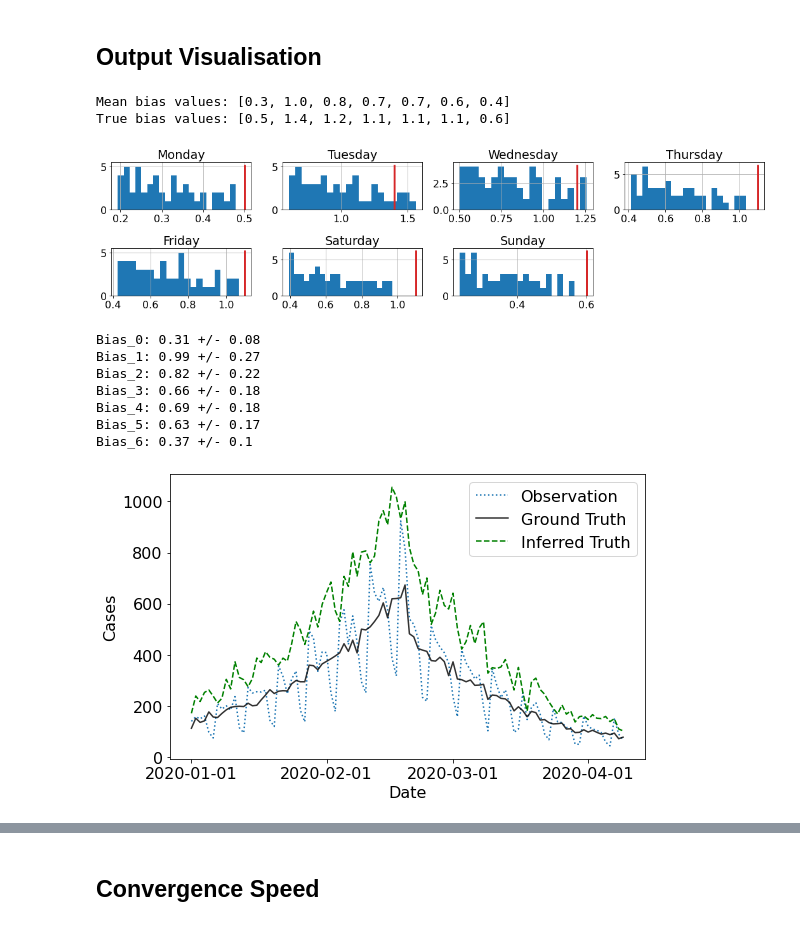
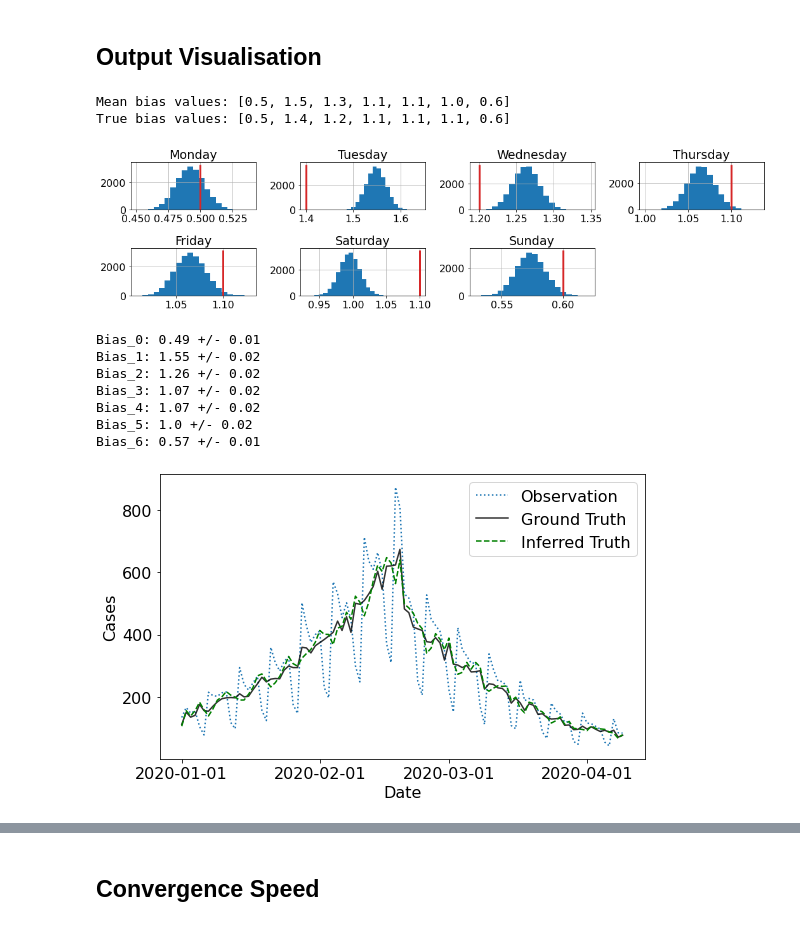
Before and after one commit to KCGallagher/periodic-sampling, a Jupyter notebook: periodic_sampling/fixed_bias_sampler.ipynb, the cells around one changed output, grey strips where cells are left out. Drawn from its saved outputs; the diff is of its cells as text; code cells hidden in the pictures.

Commit message:
Fixed scale model (part & complete runs) (#25)

```diff
--- a/periodic_sampling/fixed_bias_sampler.ipynb
+++ b/periodic_sampling/fixed_bias_sampler.ipynb
@@ -88,7 +88,7 @@ from synthetic_data import RenewalModel, Reporter
 # %%
 # Simulate Renewal Model
 time_steps = 100; N_0 = 100; seed=41; R0_diff = 0.2
-start_date = '01/01/2020'; bias_method = 'poisson'
+start_date = '01/01/2020'; bias_method = 'scale'
 
 bias = [0.5, 1.4, 1.2, 1.1, 1.1, 1.1, 0.6]  # Always given with monday first
 R0_list = ([1.0 + R0_diff] * int(time_steps/2)) + ([1.0 - R0_diff] * int(time_steps/2))
@@ -140,9 +140,9 @@ for i in range(7):  # Weekday bias parameters
     params[("bias_" + str(i))] = scale_bias_parameter(1, index=i)
 
 for i in range(0, len(I_data)):  # Reproductive number values
-    params[("R_" + str(i))] = rt_parameter(value=1, index=i)
+    params[("R_" + str(i))] = 1 # rt_parameter(value=1, index=i)
 
-step_num = 2000
+step_num = 20000
 sampler = MixedSampler(params=params)
 output = sampler.sampling_routine(step_num=step_num, sample_burnin=0)
 
@@ -169,37 +169,37 @@ images_path = "synthetic_inference/stepped_R/scale_bias_model/"
 # %%
 plt.rcParams['font.size'] = '16'
 
 start_index = datetime.datetime.strptime(start_date, "%d/%m/%Y").weekday()
 output_bias = [np.round(np.mean(output['bias_' + str((i - start_index) % 7)]), 1) for i in range(7)]
 
 histos = output.hist([("bias_" + str((i - start_index) % 7)) for i in range(7)], bins=20, figsize=(15, 4), layout=(2,4));
 weekdays = ['Monday', 'Tuesday', 'Wednesday', 'Thursday', 'Friday', 'Saturday', 'Sunday']
 for i in range(7):
     histos.flatten()[i].set_title(weekdays[i])
     histos.flatten()[i].vlines(x=bias[i], ymin=0, ymax=histos.flatten()[i].get_ylim()[1], color='tab:red', linewidth=3)
 plt.gcf().patch.set_facecolor('white'); plt.tight_layout()
-# plt.savefig("../images/synthetic_inference/"
-#             + f"biases_posterior_{bias_method}_T_{time_steps}_N0_{N_0}_R0_{R_0}_It_{step_num}_seeds_{seed}.png")
+plt.savefig(f"../images/{images_path}"
+            + f"biases_only_posterior_{bias_method}_T_{time_steps}_N0_{N_0}_R0diff_{R0_diff}_It_{step_num}_seeds_{seed}.png")
 
 print("Mean bias values: " + str(output_bias))
 print(f"True bias values: {bias}")
 # %% [output]
-Mean bias values: [0.3, 1.0, 0.8, 0.7, 0.7, 0.6, 0.4]
+Mean bias values: [0.5, 1.5, 1.3, 1.1, 1.1, 1.0, 0.6]
 True bias values: [0.5, 1.4, 1.2, 1.1, 1.1, 1.1, 0.6]
-[figure, old version]
+[figure, new version]
 # %%
 for i in range(7):
     mean = np.round(np.mean(output['bias_' + str((i - start_index) % 7)]), 2)
     std = np.round(np.std(output['bias_' + str((i - start_index) % 7)]), 2)
     print(f"Bias_{i}: {mean} +/- {std}")
 # %% [output]
-Bias_0: 0.31 +/- 0.08
-Bias_1: 0.99 +/- 0.27
-Bias_2: 0.82 +/- 0.22
-Bias_3: 0.66 +/- 0.18
-Bias_4: 0.69 +/- 0.18
-Bias_5: 0.63 +/- 0.17
-Bias_6: 0.37 +/- 0.1
+Bias_0: 0.49 +/- 0.01
+Bias_1: 1.55 +/- 0.02
+Bias_2: 1.26 +/- 0.02
+Bias_3: 1.07 +/- 0.02
+Bias_4: 1.07 +/- 0.02
+Bias_5: 1.0 +/- 0.02
+Bias_6: 0.57 +/- 0.01
 # %%
 predicted_truth = [bias_df['Confirmed'][i] / np.mean(output['bias_' + str(int(i % 7))])
                    for i in range(0, time_steps)]
@@ -217,7 +217,7 @@ plt.legend();  plt.tight_layout()
 # plt.savefig("../images/synthetic_inference/"
 #             + f"partial_reconstruction_{bias_method}_T_{time_steps}_N0_{N_0}_R0_{R_0}_It_{step_num}_seed_{seed}.png")
 # %% [output]
-[figure, old version]
+[figure, new version]
 # %%
 # axs = output.hist([name for name in output.columns if name.startswith('R_')], bins=40, figsize=(12, 5));
 
```
Also changed, not shown: parts of 7 cells of this notebook, 7 other files.
